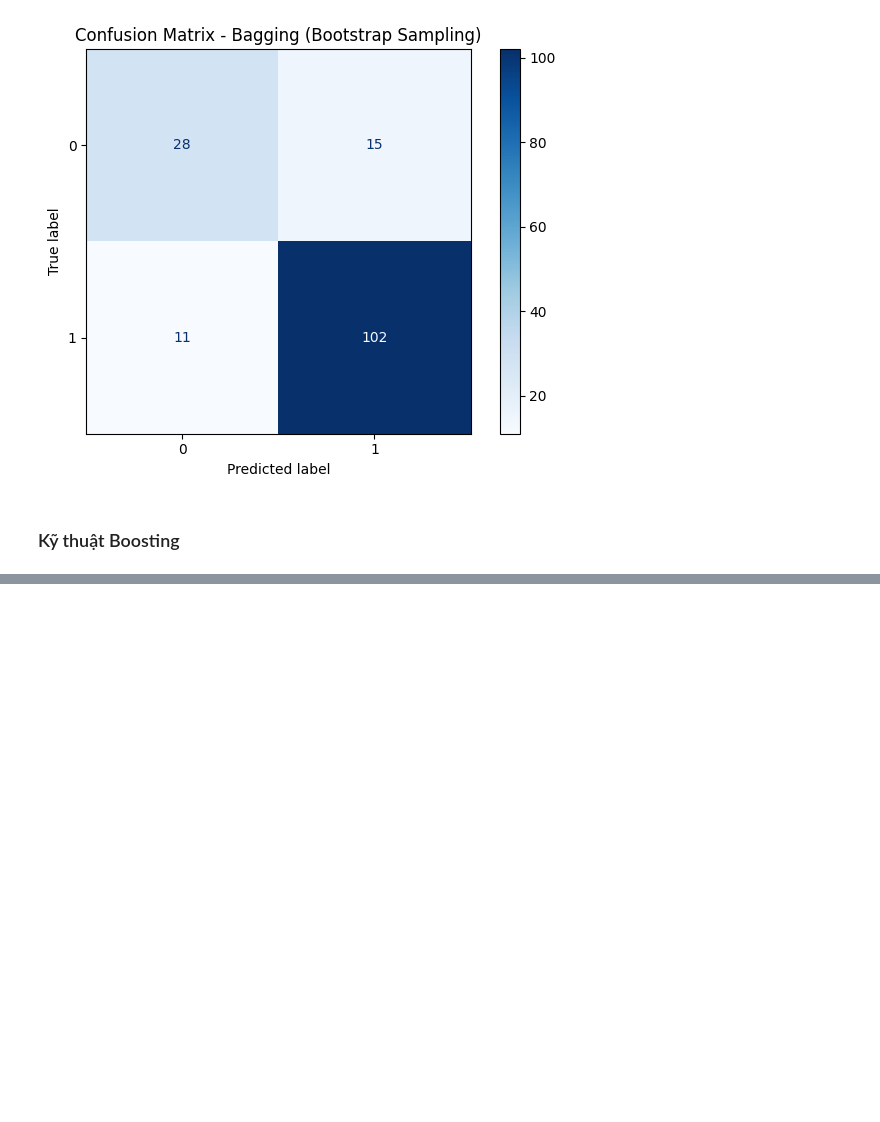
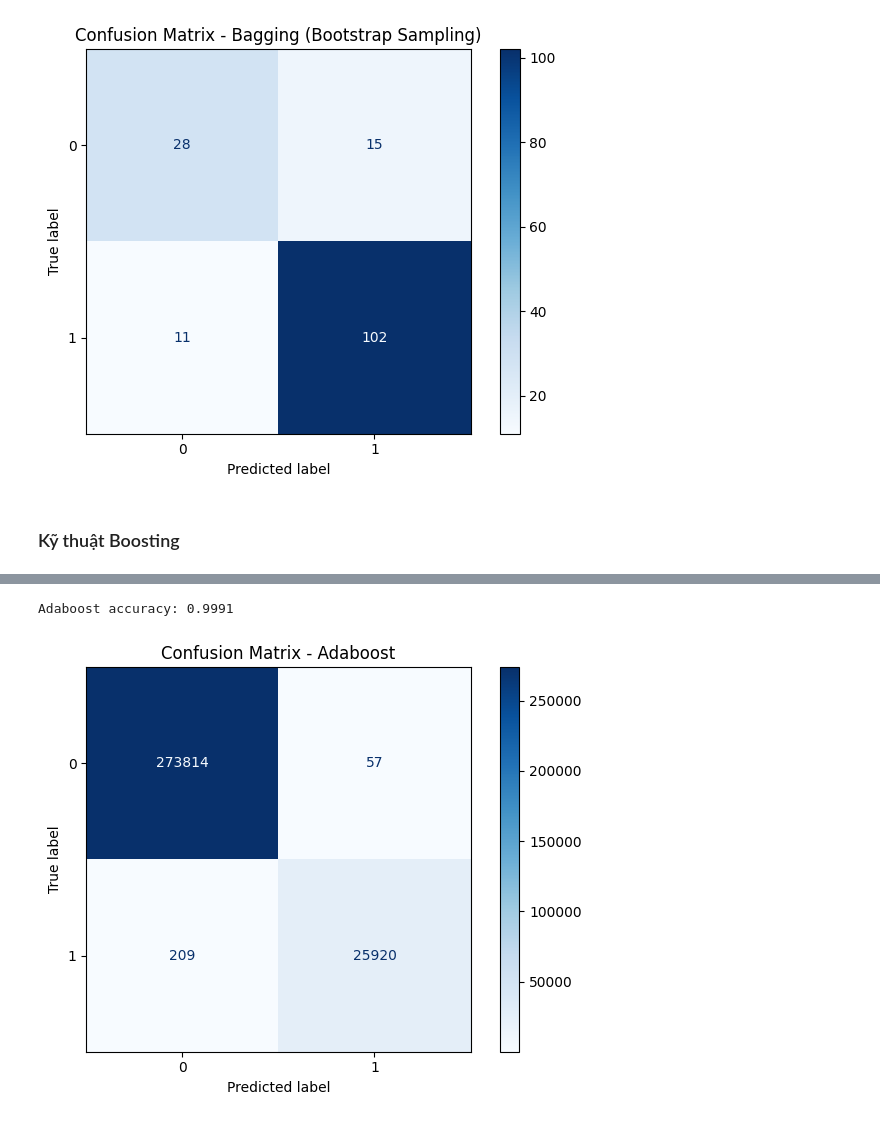
Before and after one commit to khanhtada/ai_from_fundamental_to_application, a Jupyter notebook: Chuong4/hoc_giam_sat/Mô hình Ensemble Learning.ipynb, the cells around one changed output, grey strips where cells are left out. Cells and saved outputs as stored; diff of their text form; code cells hidden in the pictures; blank space fills up the shorter version.

```diff
--- a/Chuong4/hoc_giam_sat/Mô hình Ensemble Learning.ipynb
+++ b/Chuong4/hoc_giam_sat/Mô hình Ensemble Learning.ipynb
@@ -141,0 +218,31 @@ Boosting là kỹ thuật học tăng cường trong nhóm Ensemble Learning, đ
+# %%
+from sklearn.ensemble import GradientBoostingClassifier
+
+
+# 6. Cài đặt mô hình Gradient boosting
+gb_classifier = GradientBoostingClassifier(
+    n_estimators=10,  # Số lượng mô hình yếu
+    learning_rate=0.5,  # Learning rate
+    max_depth=3,  # Độ sâu tối đa của cây
+    random_state=42
+)
+
+# 7. Huấn luyện mô hình
+gb_classifier.fit(X_train, y_train)
+
+# 8. Dự đoán
+y_pred_grad = gb_classifier.predict(X_test)
+# 9. Đánh giá mô hình
+acc_grad = accuracy_score(y_test, y_pred_ada)
+print(f"Adaboost accuracy: {acc_grad:.4f}")
+# %% [output]
+Adaboost accuracy: 0.9991
+# %%
+# Confusion matrix
+disp = ConfusionMatrixDisplay(confusion_matrix(y_test, y_pred_grad))
+disp.plot(cmap="Blues")
+plt.title("Confusion Matrix - Adaboost")
+plt.tight_layout()
+plt.show()
+# %% [output]
+[figure, added]
```
Also changed, not shown: parts of 12 cells of this notebook, 1 other file.
